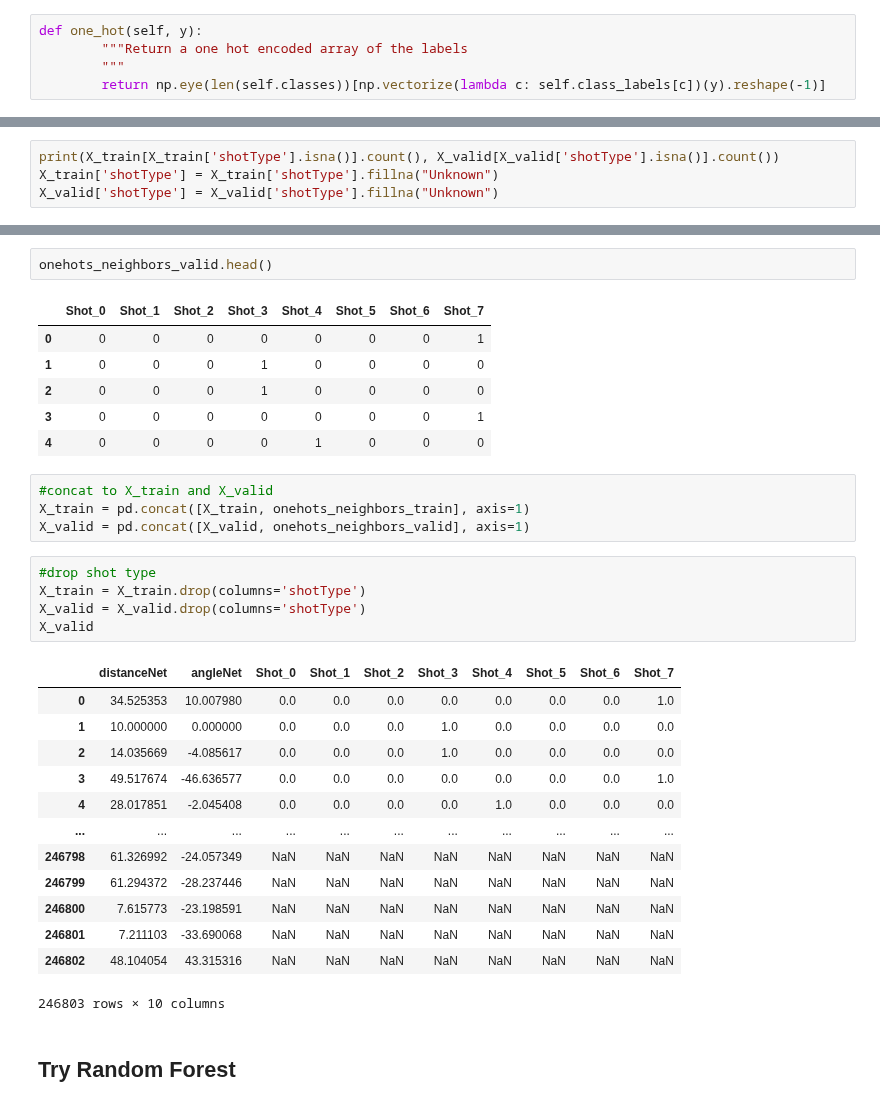
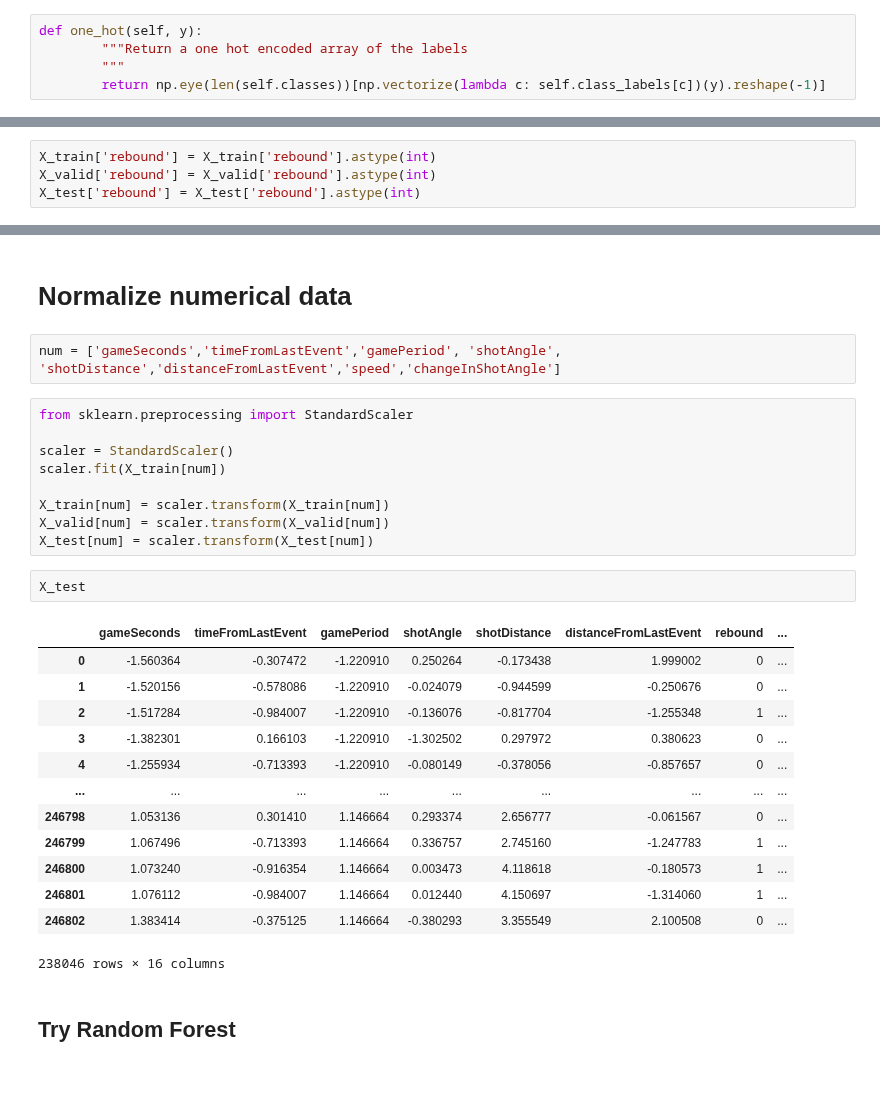
Before and after one commit to M0rph3e/ift6758-project-main, a Jupyter notebook: notebooks/try_your_best_shot.ipynb, the cells around one changed output, grey strips where cells are left out. Saved outputs shown, nothing was run; the diff lists cells and outputs as text; blank space fills up the shorter version.

Commit message:
preprocessing done, grid search with random forest

```diff
--- a/notebooks/try_your_best_shot.ipynb
+++ b/notebooks/try_your_best_shot.ipynb
@@ -179,4 +297,4 @@ X_valid = X_valid.rename(columns={'result.secondaryType' : 'shotType'})
 # %%
-print(X_train[X_train['shotType'].isna()].count(), X_valid[X_valid['shotType'].isna()].count())
-X_train['shotType'] = X_train['shotType'].fillna("Unknown")
-X_valid['shotType'] = X_valid['shotType'].fillna("Unknown")
+X_train['rebound'] = X_train['rebound'].astype(int)
+X_valid['rebound'] = X_valid['rebound'].astype(int)
+X_test['rebound'] = X_test['rebound'].astype(int)
@@ -206,35 +310,32 @@ onehots_neighbors_valid = pd.DataFrame(onehots_neighbors_valid.toarray()).astype
-# %%
-onehots_neighbors_valid.head()
-# %% [output]
-|  | Shot_0 | Shot_1 | Shot_2 | Shot_3 | Shot_4 | Shot_5 | Shot_6 | Shot_7 |
-| 0 | 0 | 0 | 0 | 0 | 0 | 0 | 0 | 1 |
-| 1 | 0 | 0 | 0 | 1 | 0 | 0 | 0 | 0 |
-| 2 | 0 | 0 | 0 | 1 | 0 | 0 | 0 | 0 |
-| 3 | 0 | 0 | 0 | 0 | 0 | 0 | 0 | 1 |
-| 4 | 0 | 0 | 0 | 0 | 1 | 0 | 0 | 0 |
-# %%
-#concat to X_train and X_valid
-X_train = pd.concat([X_train, onehots_neighbors_train], axis=1)
-X_valid = pd.concat([X_valid, onehots_neighbors_valid], axis=1)
-# %%
-#drop shot type
-X_train = X_train.drop(columns='shotType')
-X_valid = X_valid.drop(columns='shotType')
-X_valid
-# %% [output]
-|  | distanceNet | angleNet | Shot_0 | Shot_1 | Shot_2 | Shot_3 | Shot_4 | Shot_5 | Shot_6 | Shot_7 |
-| 0 | 34.525353 | 10.007980 | 0.0 | 0.0 | 0.0 | 0.0 | 0.0 | 0.0 | 0.0 | 1.0 |
-| 1 | 10.000000 | 0.000000 | 0.0 | 0.0 | 0.0 | 1.0 | 0.0 | 0.0 | 0.0 | 0.0 |
-| 2 | 14.035669 | -4.085617 | 0.0 | 0.0 | 0.0 | 1.0 | 0.0 | 0.0 | 0.0 | 0.0 |
-| 3 | 49.517674 | -46.636577 | 0.0 | 0.0 | 0.0 | 0.0 | 0.0 | 0.0 | 0.0 | 1.0 |
-| 4 | 28.017851 | -2.045408 | 0.0 | 0.0 | 0.0 | 0.0 | 1.0 | 0.0 | 0.0 | 0.0 |
-| ... | ... | ... | ... | ... | ... | ... | ... | ... | ... | ... |
-| 246798 | 61.326992 | -24.057349 | NaN | NaN | NaN | NaN | NaN | NaN | NaN | NaN |
-| 246799 | 61.294372 | -28.237446 | NaN | NaN | NaN | NaN | NaN | NaN | NaN | NaN |
-| 246800 | 7.615773 | -23.198591 | NaN | NaN | NaN | NaN | NaN | NaN | NaN | NaN |
-| 246801 | 7.211103 | -33.690068 | NaN | NaN | NaN | NaN | NaN | NaN | NaN | NaN |
-| 246802 | 48.104054 | 43.315316 | NaN | NaN | NaN | NaN | NaN | NaN | NaN | NaN |
-246803 rows × 10 columns
+# %% [markdown]
+# Normalize numerical data
+# %%
+num = ['gameSeconds','timeFromLastEvent','gamePeriod', 'shotAngle', 'shotDistance','distanceFromLastEvent','speed','changeInShotAngle']
+# %%
+from sklearn.preprocessing import StandardScaler
+
+scaler = StandardScaler()
+scaler.fit(X_train[num])
+
+X_train[num] = scaler.transform(X_train[num])
+X_valid[num] = scaler.transform(X_valid[num])
+X_test[num] = scaler.transform(X_test[num])
+# %%
+X_test
+# %% [output]
+|  | gameSeconds | timeFromLastEvent | gamePeriod | shotAngle | shotDistance | distanceFromLastEvent | rebound | ... |
+| 0 | -1.560364 | -0.307472 | -1.220910 | 0.250264 | -0.173438 | 1.999002 | 0 | ... |
+| 1 | -1.520156 | -0.578086 | -1.220910 | -0.024079 | -0.944599 | -0.250676 | 0 | ... |
+| 2 | -1.517284 | -0.984007 | -1.220910 | -0.136076 | -0.817704 | -1.255348 | 1 | ... |
+| 3 | -1.382301 | 0.166103 | -1.220910 | -1.302502 | 0.297972 | 0.380623 | 0 | ... |
+| 4 | -1.255934 | -0.713393 | -1.220910 | -0.080149 | -0.378056 | -0.857657 | 0 | ... |
+| ... | ... | ... | ... | ... | ... | ... | ... | ... |
+| 246798 | 1.053136 | 0.301410 | 1.146664 | 0.293374 | 2.656777 | -0.061567 | 0 | ... |
+| 246799 | 1.067496 | -0.713393 | 1.146664 | 0.336757 | 2.745160 | -1.247783 | 1 | ... |
+| 246800 | 1.073240 | -0.916354 | 1.146664 | 0.003473 | 4.118618 | -0.180573 | 1 | ... |
+| 246801 | 1.076112 | -0.984007 | 1.146664 | 0.012440 | 4.150697 | -1.314060 | 1 | ... |
+| 246802 | 1.383414 | -0.375125 | 1.146664 | -0.380293 | 3.355549 | 2.100508 | 0 | ... |
+238046 rows × 16 columns
 # %% [markdown]
 ## Try Random Forest
 # %%
```
Also changed, not shown: parts of 24 cells of this notebook.
